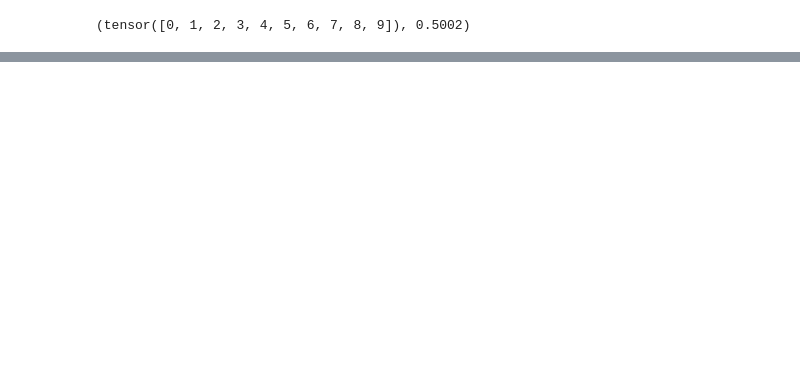
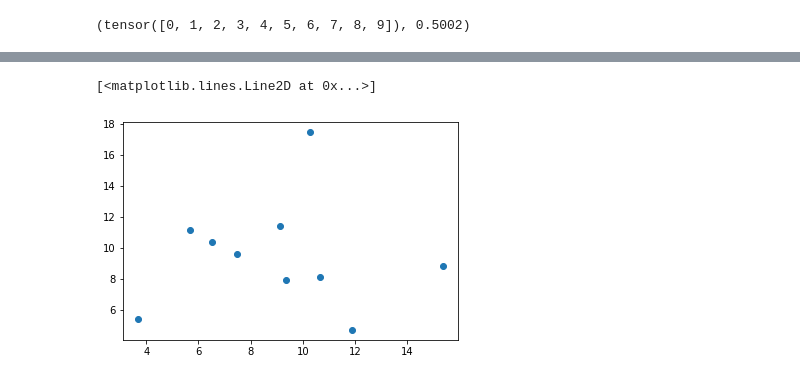
Before and after one commit to Ocean728/mnist_pytorch, a Jupyter notebook: Autoencoder.ipynb, the cells around one changed output, grey strips where cells are left out. Drawn from its saved outputs; the diff is of its cells as text; code cells hidden in the pictures; blank space fills up the shorter version.

```diff
--- a/Autoencoder.ipynb
+++ b/Autoencoder.ipynb
@@ -335,0 +336,6 @@ show(montage2,model2,None,reco_bool=False)
+# %%
+encoder_plot = encoder1(montage1).detach().numpy()
+plt.plot(encoder_plot[:,0],encoder_plot[:,1],'o')
+# %% [output]
+[<matplotlib.lines.Line2D at 0x...>]
+[figure, added]
```
Also changed, not shown: parts of 5 cells of this notebook.
